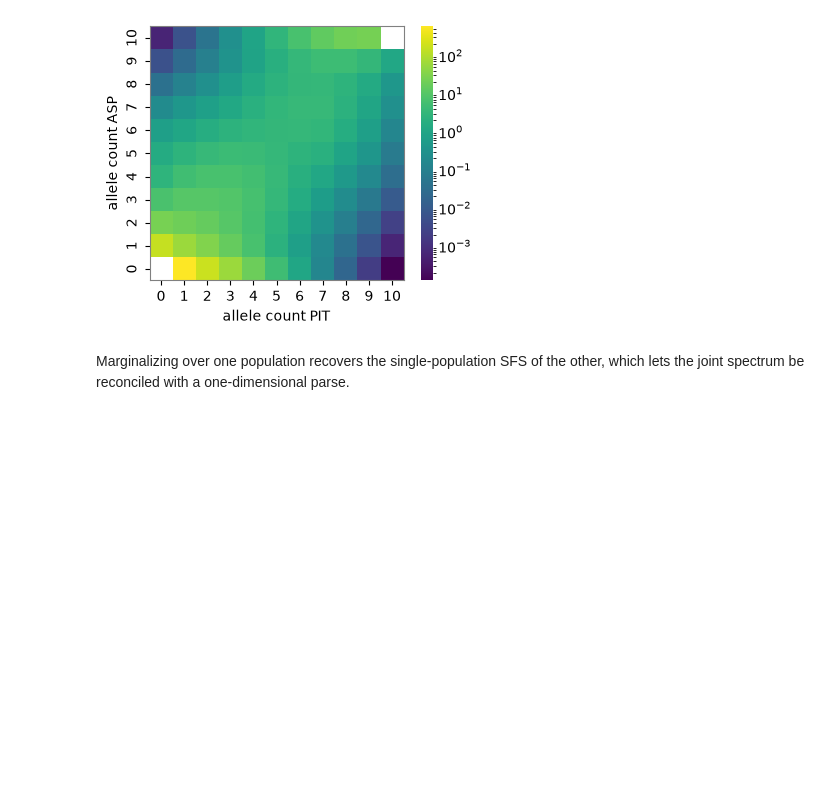
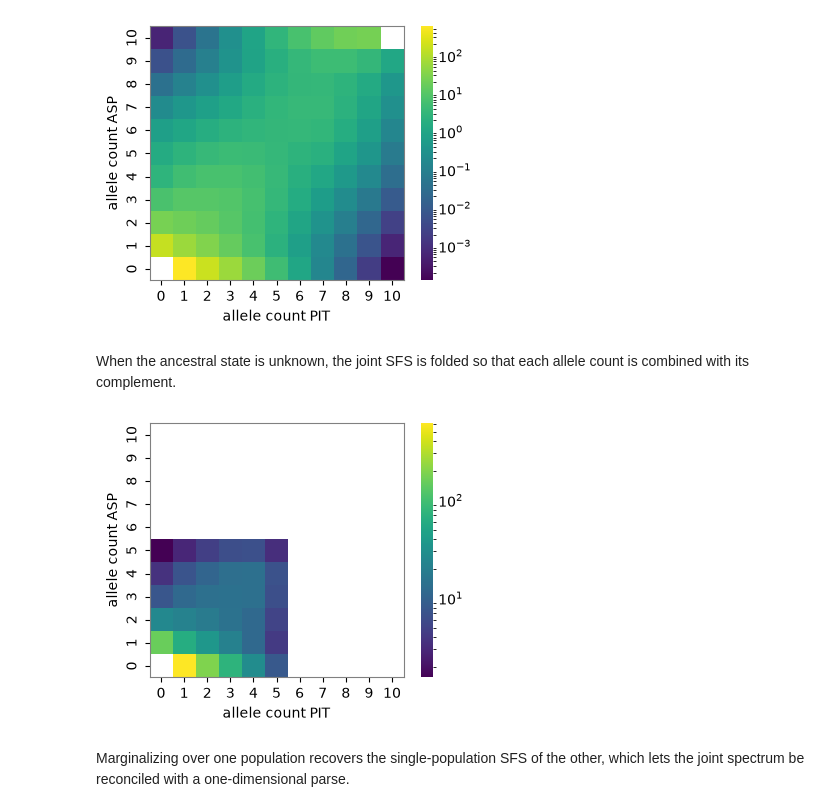
Before and after one commit to Sendrowski/SFSUtils, a Jupyter notebook: docs/reference/Python/joint.ipynb, the cells around one changed output. Drawn from its saved outputs; the diff is of its cells as text; code cells hidden in the pictures; blank space fills up the shorter version.

```diff
--- a/docs/reference/Python/joint.ipynb
+++ b/docs/reference/Python/joint.ipynb
@@ -29,6 +29,12 @@ For two populations the joint SFS is a matrix, plotted as a heatmap of derived-a
 sfs["all"].plot();
 # %% [output]
 [figure]
+# %% [markdown]
+When the ancestral state is unknown, the joint SFS is folded so that each allele count is combined with its complement.
+# %%
+sfs["all"].fold().plot();
+# %% [output]
+[figure, added]
 # %% [markdown]
 Marginalizing over one population recovers the single-population SFS of the other, which lets the joint spectrum be reconciled with a one-dimensional parse.
 # %%
```
Also changed, not shown: parts of 2 cells of this notebook, 32 other files.
